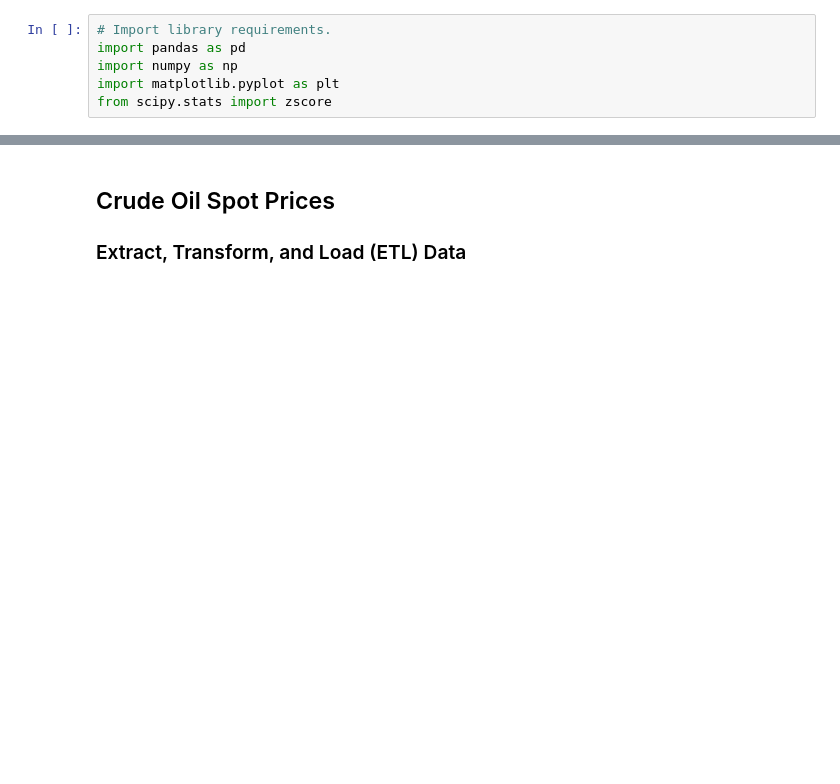
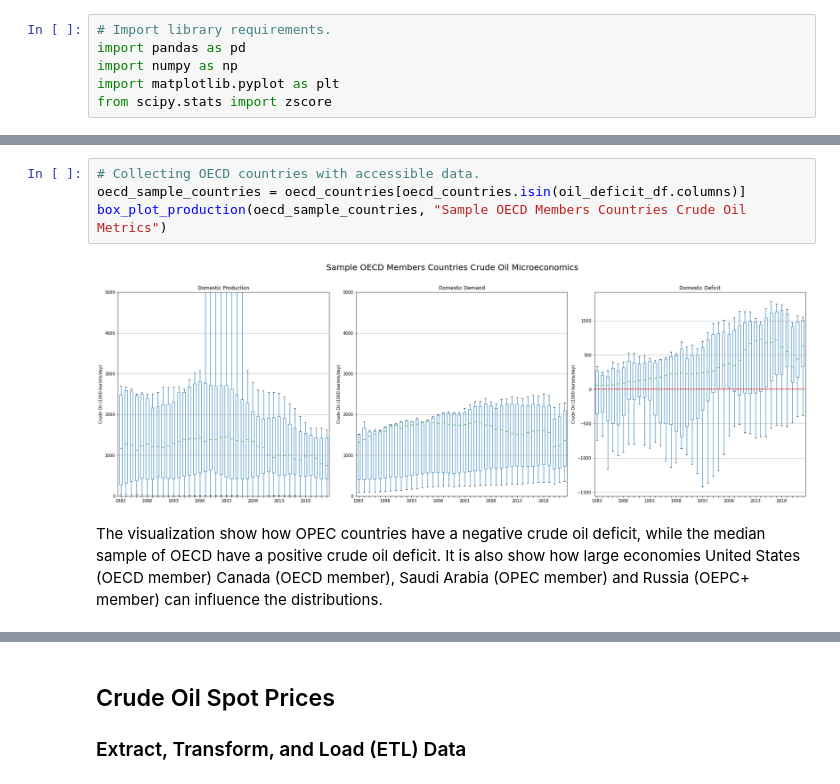
Before and after one commit to willcrodman/data_science_final_project, a Jupyter notebook: milestone_2.ipynb, the cells around one changed output, grey strips where cells are left out. Cells and saved outputs as stored; diff of their text form; blank space fills up the shorter version.

```diff
--- a/milestone_2.ipynb
+++ b/milestone_2.ipynb
@@ -188,0 +204,8 @@ box_plot_production(opec_countries, title="OPEC Countries Throughput Over Time")
+# %%
+# Collecting OECD countries with accessible data.
+oecd_sample_countries = oecd_countries[oecd_countries.isin(oil_deficit_df.columns)]
+box_plot_production(oecd_sample_countries, "Sample OECD Members Countries Crude Oil Metrics")
+# %% [output]
+[figure, added]
+# %% [markdown]
+The visualization show how OPEC countries have a negative crude oil deficit, while the median sample of OECD have a positive crude oil deficit. It is also show how large economies United States (OECD member) Canada (OECD member), Saudi Arabia (OPEC member) and Russia (OEPC+ member) can influence the distributions.
```
Also changed, not shown: parts of 28 cells of this notebook.
